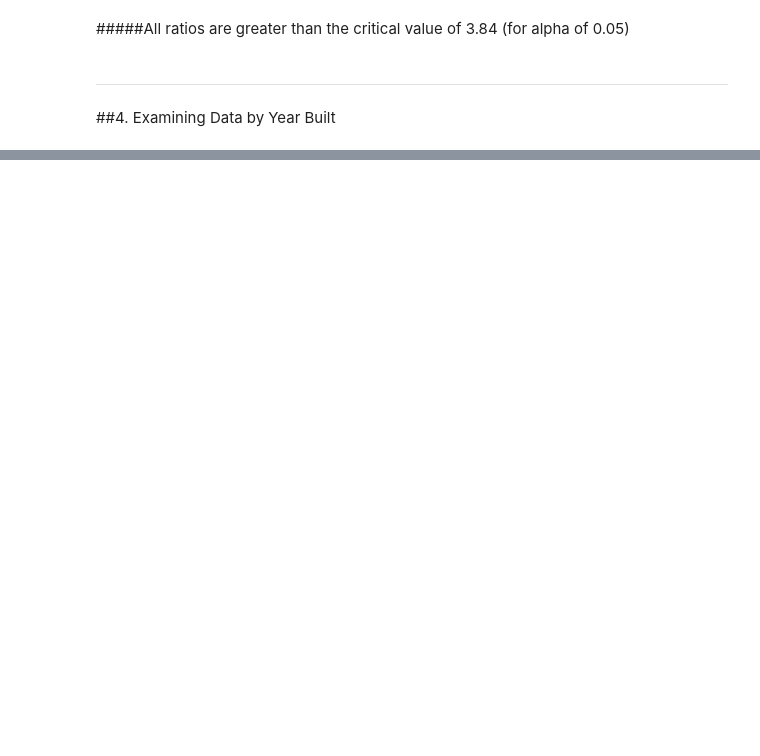
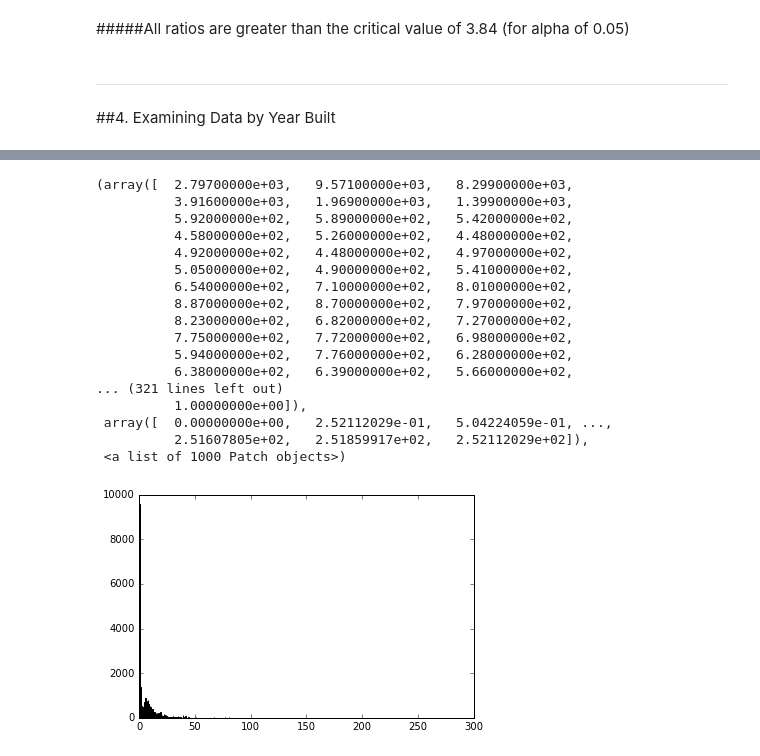
Before and after one commit to hannahbkates/Atlanta_FAR_Utilization, a Jupyter notebook: atl_far_utilization.ipynb, the cells around one changed output, grey strips where cells are left out. Saved outputs shown, nothing was run; the diff lists cells and outputs as text; code cells hidden in the pictures; blank space fills up the shorter version.

```diff
--- a/atl_far_utilization.ipynb
+++ b/atl_far_utilization.ipynb
@@ -515,0 +596,21 @@ median(simp1.YrBuilt[simp1.YrBuilt > 0])
+# %%
+hist(simp.valsqft.values, nbins, color='grey')
+# %% [output]
+(array([  2.79700000e+03,   9.57100000e+03,   8.29900000e+03,
+          3.91600000e+03,   1.96900000e+03,   1.39900000e+03,
+          5.92000000e+02,   5.89000000e+02,   5.42000000e+02,
+          4.58000000e+02,   5.26000000e+02,   4.48000000e+02,
+          4.92000000e+02,   4.48000000e+02,   4.97000000e+02,
+          5.05000000e+02,   4.90000000e+02,   5.41000000e+02,
+          6.54000000e+02,   7.10000000e+02,   8.01000000e+02,
+          8.87000000e+02,   8.70000000e+02,   7.97000000e+02,
+          8.23000000e+02,   6.82000000e+02,   7.27000000e+02,
+          7.75000000e+02,   7.72000000e+02,   6.98000000e+02,
+          5.94000000e+02,   7.76000000e+02,   6.28000000e+02,
+          6.38000000e+02,   6.39000000e+02,   5.66000000e+02,
+... (321 lines left out)
+          1.00000000e+00]),
+ array([  0.00000000e+00,   2.52112029e-01,   5.04224059e-01, ...,
+          2.51607805e+02,   2.51859917e+02,   2.52112029e+02]),
+ <a list of 1000 Patch objects>)
+[figure, added]
```
Also changed, not shown: parts of 36 cells of this notebook.
